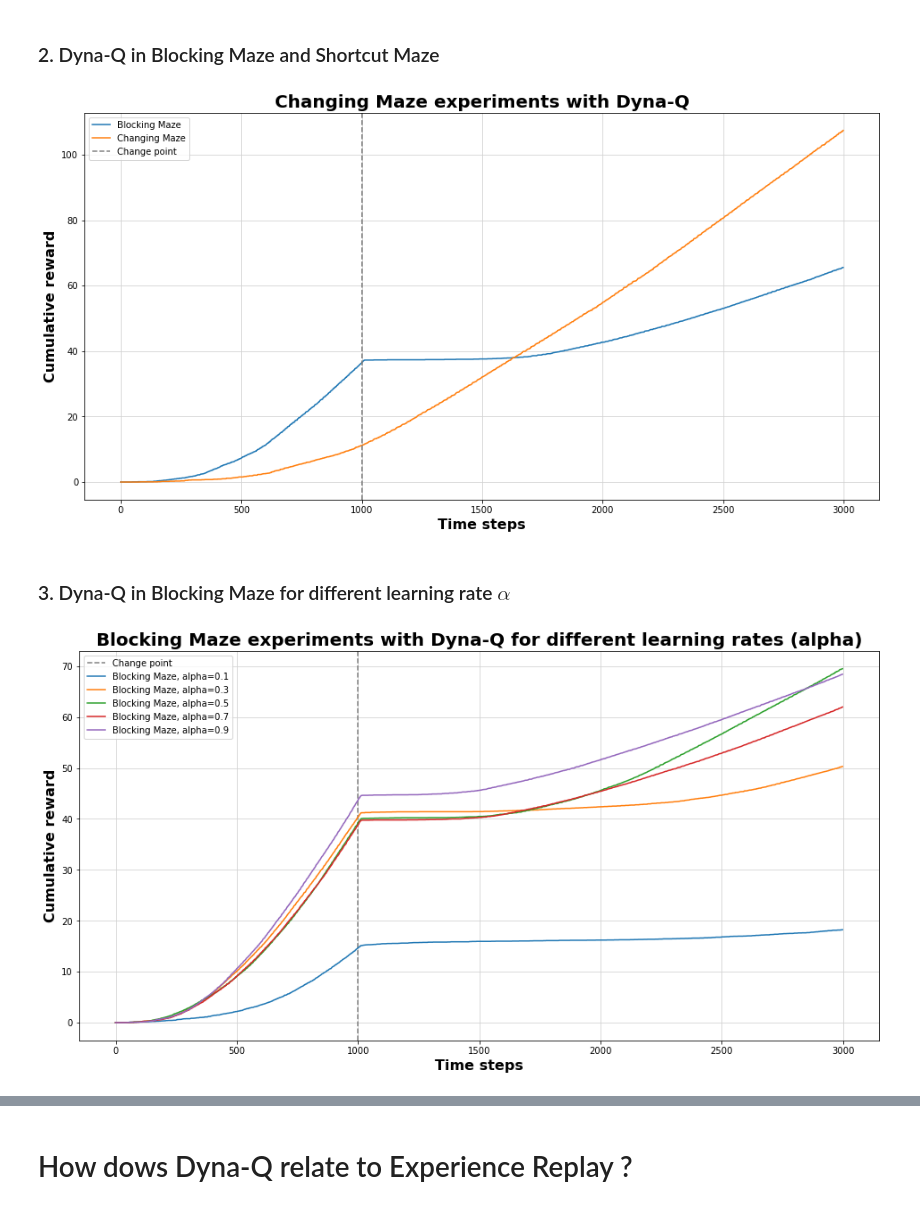
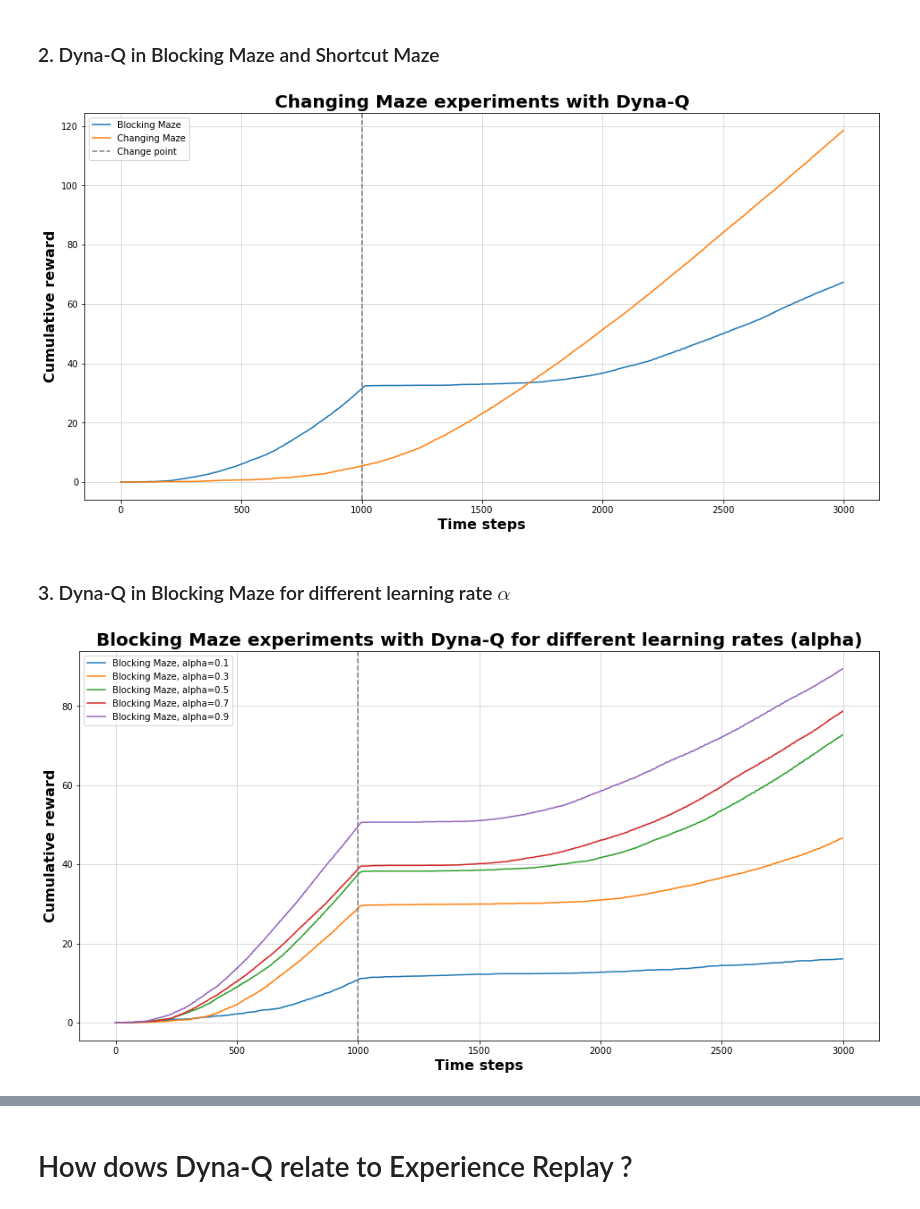
Before and after one commit to julienroy13/COMP767-assignments, a Jupyter notebook: Week3-PlanLearn/DynaQ.ipynb, the cells around one changed output, grey strips where cells are left out. Cells and saved outputs as stored; diff of their text form; code cells hidden in the pictures.

```diff
--- a/Week3-PlanLearn/DynaQ.ipynb
+++ b/Week3-PlanLearn/DynaQ.ipynb
@@ -159,10 +161,12 @@ class Recorder(object):
         if not(os.path.exists(self.save_dir)):
             os.makedirs(self.save_dir)
 
-        self.fig, self.ax = plt.subplots(1, 2, figsize=(2, 4))
+        self.fig, self.ax = plt.subplots(1, 2, figsize=(4, 8))
         self.ax[0].axis("off")
         self.ax[1].axis("off")
 
+        self.ax[0].set_title('Maze', fontweight='bold')
+        self.ax[1].set_title('Max Q(s, :)', fontweight='bold')
 
         board = 80 * np.array(obs.layers['P'], dtype=np.float)
         board += 15 * np.array(obs.layers['#'], dtype=np.float)
@@ -173,8 +177,6 @@ class Recorder(object):
         V = V.astype(np.int)
         self.im2 = self.ax[1].imshow(V)
         self.im2.set_cmap("inferno")
-
-
 
     def save_img(self, obs, Q, step):
 
@@ -189,7 +191,7 @@ class Recorder(object):
         self.im2.set_data(V)
         self.im2.set_clim(vmin=V.min(), vmax=V.max())
 
-        self.fig.savefig(plt.savefig(os.path.join(self.save_dir, "img_{}.png".format(step)), bbox_inches='tight'))
+        self.fig.savefig(plt.savefig(os.path.join(self.save_dir, "{}.png".format(step)), bbox_inches='tight'))
 # %% [markdown]
 ### Dyna-Q Algorithm
 # %%
@@ -339,7 +341,7 @@ def changing_maze_experiment(maze_arts, params):
     for run in tqdm(range(0, params.n_runs)):
 
         # instantiate dyna-Q algorithm
-        agent = DynaQ(gamma=0.95, epsilon=0.1, alpha=params.alpha, n_planning_steps=5)
+        agent = DynaQ(gamma=params.gamma, epsilon=0.1, alpha=params.alpha, n_planning_steps=5)
 
         # set up model
         model = SimpleModel()
@@ -374,7 +376,7 @@ def changing_maze_experiment(maze_arts, params):
                 index = game.index
             else:
                 # keep same maze (rebuild)
-                game = maze.select(0).build()
+                game = maze.build()
                 index = game.index
         rewards += rewards_
 
@@ -416,9 +419,10 @@ HTML(ani.to_html5_video())
 # %% [markdown]
 ### 2. Dyna-Q in Blocking Maze and Shortcut Maze
 # %%
+%matplotlib inline
 # parameters for experiments
-Params = namedtuple("Params", ["n_steps", "n_runs", "change_points", "alpha", "record"])
-params = Params(n_steps=3000, n_runs=20, change_points=[1000, np.inf], alpha=0.5, record=False)
+Params = namedtuple("Params", ["n_steps", "n_runs", "change_points", "alpha", "gamma", "record"])
+params = Params(n_steps=3000, n_runs=30, change_points=[1000, np.inf], alpha=0.5, gamma=0.8, record=False)
 
 # run the experiments on both "blocking maze" and "shortcut maze"
 rewards_bm = changing_maze_experiment(BLOCKING_MAZE, params)
@@ -436,31 +440,31 @@ plt.legend(loc="best")
 plt.grid(True, color="lightgrey")
 plt.show()
 # %% [output]
-[figure, old version]
+[figure, new version]
 # %% [markdown]
 ### 3. Dyna-Q in Blocking Maze for different learning rate $\alpha$
 # %%
 plt.figure(figsize=(16, 8))
-plt.axvline(params.change_points[0], color="gray", linestyle="--", label="Change point")
 
 for current_alpha in [0.1, 0.3, 0.5, 0.7, 0.9]:
 
     np.random.seed(1234)
     # parameters for experiments
-    Params = namedtuple("Params", ["n_steps", "n_runs", "change_points", "alpha", "record"])
-    params = Params(n_steps=3000, n_runs=50, change_points=[1000, np.inf], alpha=current_alpha, record=False)
+    Params = namedtuple("Params", ["n_steps", "n_runs", "change_points", "alpha", "gamma", "record"])
+    params = Params(n_steps=3000, n_runs=30, change_points=[1000, np.inf], alpha=current_alpha, gamma=0.8, record=False)
 
     # run the experiments on both "blocking maze" and "shortcut maze"
     rewards_bm = changing_maze_experiment(BLOCKING_MAZE, params)
 
     # plot results
     plt.plot(rewards_bm[:-1], label="Blocking Maze, alpha={}".format(current_alpha))
     plt.title('Blocking Maze experiments with Dyna-Q for different learning rates (alpha)', fontsize=20, fontweight='bold')
     plt.xlabel('Time steps', fontsize=16, fontweight='bold')
     plt.ylabel('Cumulative reward', fontsize=16, fontweight='bold')
     plt.legend(loc="best")
     plt.grid(True, color="lightgrey")
 
+plt.axvline(params.change_points[0], color="gray", linestyle="--", label="Change point")
 plt.show()
 # %% [output]
-[figure, old version]
+[figure, new version]
```
Also changed, not shown: parts of 13 cells of this notebook.
